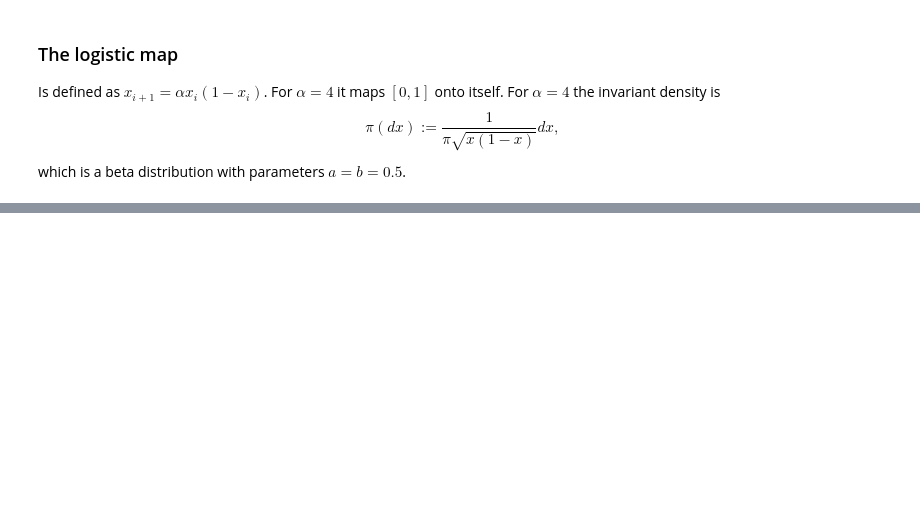
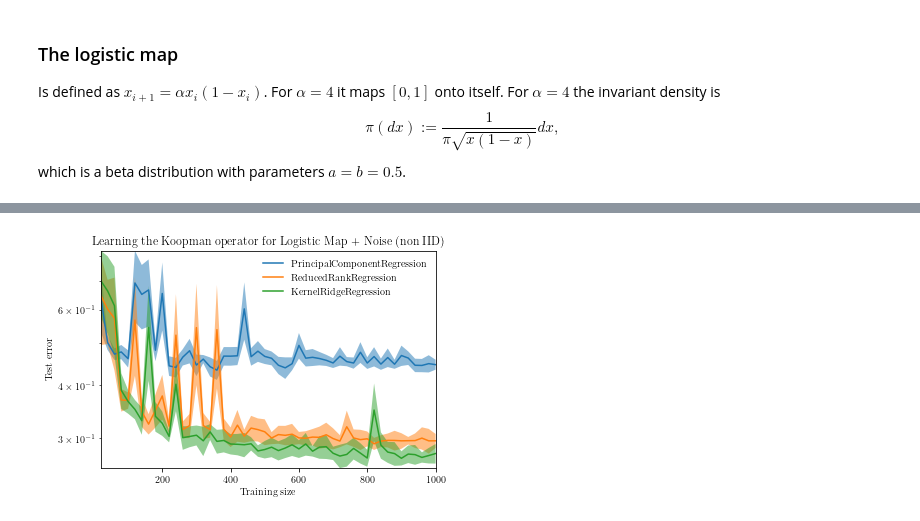
Before and after one commit to Machine-Learning-Dynamical-Systems/kooplearn, a Jupyter notebook: examples/synthetic_systems/logistic_map.ipynb, the cells around one changed output, grey strips where cells are left out. Cells and saved outputs as stored; diff of their text form; code cells hidden in the pictures; blank space fills up the shorter version.

```diff
--- a/examples/synthetic_systems/logistic_map.ipynb
+++ b/examples/synthetic_systems/logistic_map.ipynb
@@ -62,0 +171,15 @@ plt.savefig("figs/logistic_map_error.pdf")
+# %%
+for idx, estimator in enumerate(estimators):
+    mean = np.mean(errors[:,:,idx], axis = 1)
+    std = np.std(errors[:,:,idx], axis = 1)
+    plt.fill_between(train_sizes, mean - std, mean + std, alpha = 0.5)
+    plt.plot(train_sizes, mean, '-', label = estimator.__name__)
+plt.margins(0)
+plt.legend(frameon=False)
+plt.ylabel("Test error")
+plt.xlabel("Training size")
+plt.title("Learning the Koopman operator for Logistic Map + Noise (non IID)")
+plt.savefig("figs/logistic_map_error.pdf")
+plt.yscale('log')
+# %% [output]
+[figure, added]
```
Also changed, not shown: parts of 10 cells of this notebook, 6 other files.
